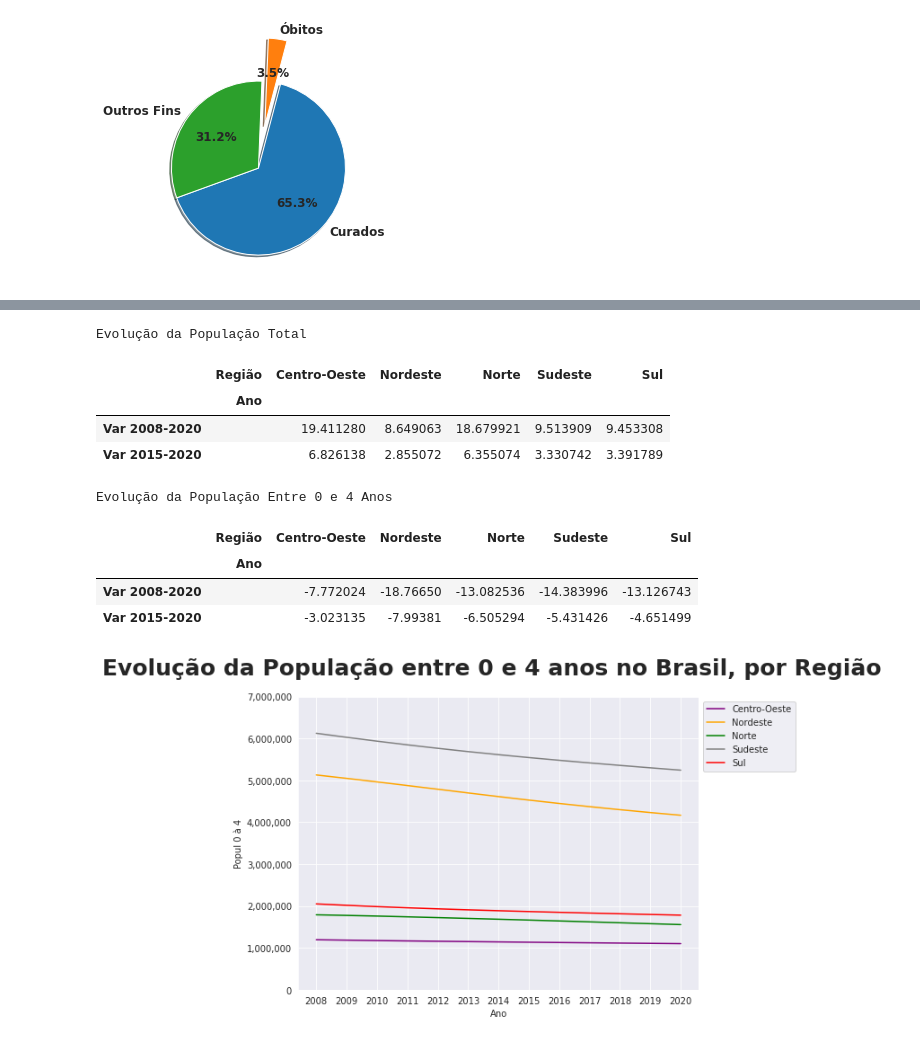
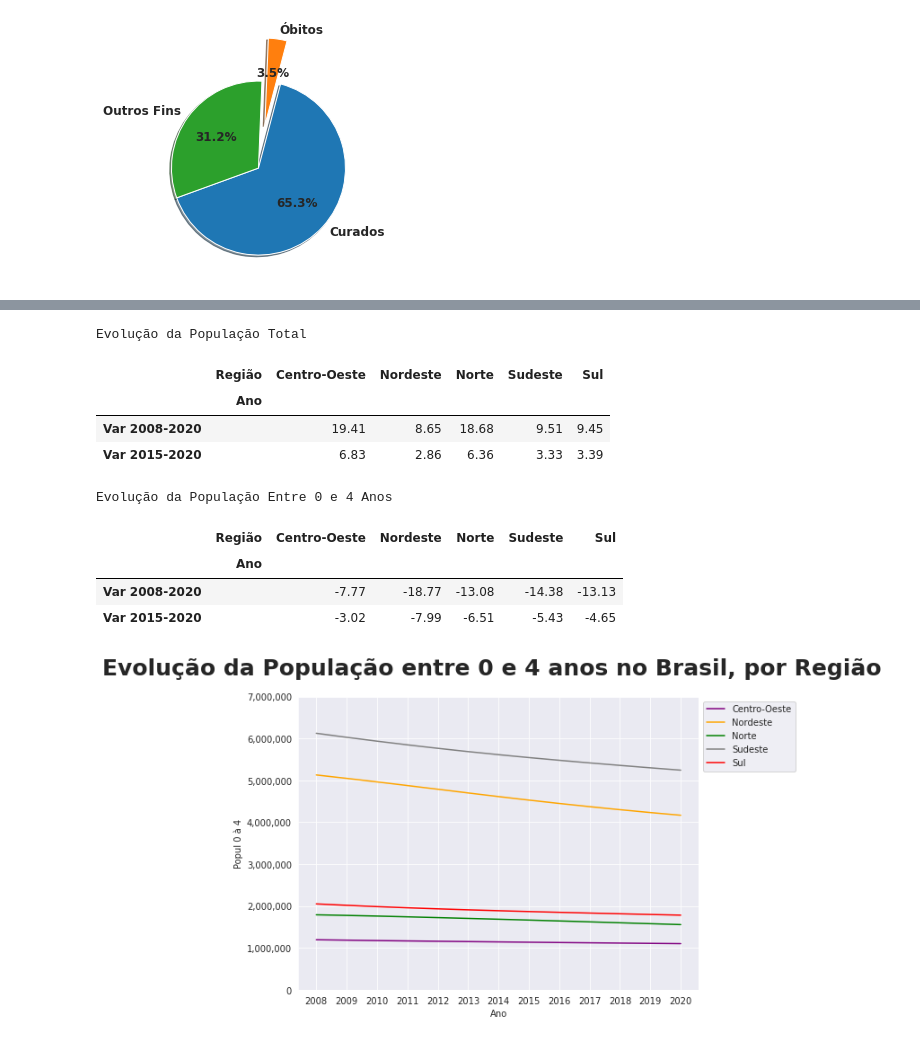
Before and after one commit to gcochlar/Bootcamp_DataScience, a Jupyter notebook: Modulo_02/Bootcamp_SD_Modulo02.ipynb, the cells around one changed output, grey strips where cells are left out. Drawn from its saved outputs; the diff is of its cells as text; code cells hidden in the pictures.

```diff
--- a/Modulo_02/Bootcamp_SD_Modulo02.ipynb
+++ b/Modulo_02/Bootcamp_SD_Modulo02.ipynb
@@ -260,18 +228,18 @@ evol_popul_rg = df[['Região','Ano','População']].groupby(['Região','Ano']).s
 # %%
 td_popul_rg = pd.pivot_table(data = evol_popul_rg.reset_index(),
                               index = 'Região',
                               columns = 'Ano')
 td_popul_rg['Var 2008-2020'] = (td_popul_rg[('População',2020)] / td_popul_rg[('População',2008)]) - 1
 td_popul_rg['Var 2015-2020'] = (td_popul_rg[('População',2020)] / td_popul_rg[('População',2015)]) - 1
 
 print('Evolução da População Total')
-display(td_popul_rg.T.tail(2)*100)
+display(round(td_popul_rg.T.tail(2)*10000,0)/100)
 # %% [output]
 Evolução da População Total
 |  | Região | Centro-Oeste | Nordeste | Norte | Sudeste | Sul |
 |  | Ano |  |  |  |  |  |
-| Var 2008-2020 |  | 19.411280 | 8.649063 | 18.679921 | 9.513909 | 9.453308 |
-| Var 2015-2020 |  | 6.826138 | 2.855072 | 6.355074 | 3.330742 | 3.391789 |
+| Var 2008-2020 |  | 19.41 | 8.65 | 18.68 | 9.51 | 9.45 |
+| Var 2015-2020 |  | 6.83 | 2.86 | 6.36 | 3.33 | 3.39 |
 # %%
 td_pop0a4_rg = pd.pivot_table(data = evol_pop0a4_rg.reset_index(),
                               index = 'Região',
@@ -280,13 +248,13 @@ td_pop0a4_rg['Var 2008-2020'] = (td_pop0a4_rg[('Popul 0 à 4',2020)] / td_pop0a4
 td_pop0a4_rg['Var 2015-2020'] = (td_pop0a4_rg[('Popul 0 à 4',2020)] / td_pop0a4_rg[('Popul 0 à 4',2015)]) - 1
 
 print('Evolução da População Entre 0 e 4 Anos')
-display(td_pop0a4_rg.T.tail(2)*100)
+display(round(td_pop0a4_rg.T.tail(2)*10000)/100)
 # %% [output]
 Evolução da População Entre 0 e 4 Anos
 |  | Região | Centro-Oeste | Nordeste | Norte | Sudeste | Sul |
 |  | Ano |  |  |  |  |  |
-| Var 2008-2020 |  | -7.772024 | -18.76650 | -13.082536 | -14.383996 | -13.126743 |
-| Var 2015-2020 |  | -3.023135 | -7.99381 | -6.505294 | -5.431426 | -4.651499 |
+| Var 2008-2020 |  | -7.77 | -18.77 | -13.08 | -14.38 | -13.13 |
+| Var 2015-2020 |  | -3.02 | -7.99 | -6.51 | -5.43 | -4.65 |
 # %%
 fig, ax03 = plt.subplots(figsize=(8,6))
 
```
Also changed, not shown: parts of 19 cells of this notebook.
